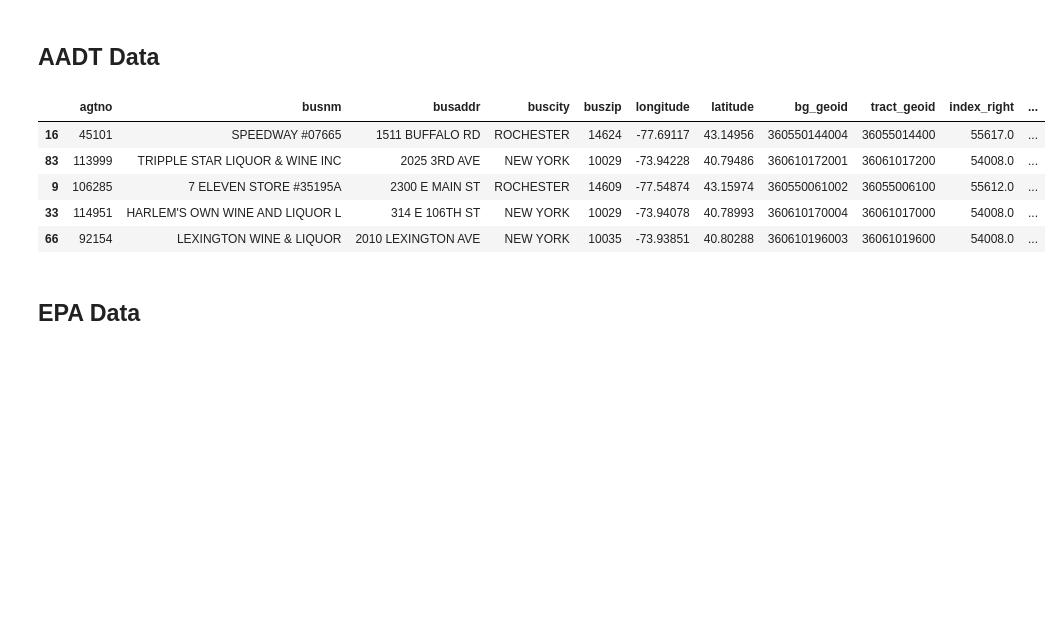
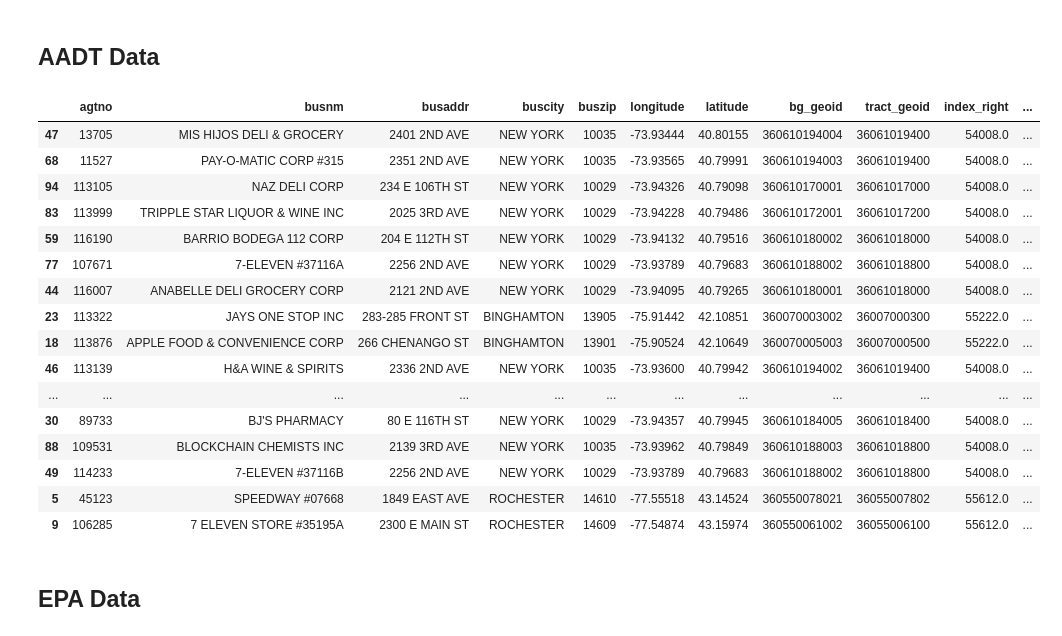
Before and after one commit to Ransommac13/mads_milestone_two, a Jupyter notebook: notebooks/variable_id.ipynb, the cells around one changed output. Saved outputs shown, nothing was run; the diff lists cells and outputs as text; code cells hidden in the pictures; blank space fills up the shorter version.

```diff
--- a/notebooks/variable_id.ipynb
+++ b/notebooks/variable_id.ipynb
@@ -103,20 +106,31 @@ wac_df.sample(2)
 # %% [markdown]
 ## AADT Data
 # %%
-aadt_file_path = Path(".").resolve().parent / "data/final/data_aadt_2025.parquet"
+aadt_file_path = Path(".").resolve().parent / "data/interim/external/merged_with_loc/data_aadt_2025.parquet"
 
 aadt_pq = pq.ParquetFile(aadt_file_path)
 aadt_first_100_rows = next(aadt_pq.iter_batches(batch_size=100))
 aadt_df = pa.Table.from_batches([aadt_first_100_rows]).to_pandas()
 # %%
-aadt_df.sample(5)
+aadt_df.sample(50)
 # %% [output]
 |  | agtno | busnm | busaddr | buscity | buszip | longitude | latitude | bg_geoid | tract_geoid | index_right | ... |
-| 16 | 45101 | SPEEDWAY #07665 | 1511 BUFFALO RD | ROCHESTER | 14624 | -77.69117 | 43.14956 | 360550144004 | 36055014400 | 55617.0 | ... |
+| 47 | 13705 | MIS HIJOS DELI & GROCERY | 2401 2ND AVE | NEW YORK | 10035 | -73.93444 | 40.80155 | 360610194004 | 36061019400 | 54008.0 | ... |
+| 68 | 11527 | PAY-O-MATIC CORP #315 | 2351 2ND AVE | NEW YORK | 10035 | -73.93565 | 40.79991 | 360610194003 | 36061019400 | 54008.0 | ... |
+| 94 | 113105 | NAZ DELI CORP | 234 E 106TH ST | NEW YORK | 10029 | -73.94326 | 40.79098 | 360610170001 | 36061017000 | 54008.0 | ... |
 | 83 | 113999 | TRIPPLE STAR LIQUOR & WINE INC | 2025 3RD AVE | NEW YORK | 10029 | -73.94228 | 40.79486 | 360610172001 | 36061017200 | 54008.0 | ... |
+| 59 | 116190 | BARRIO BODEGA 112 CORP | 204 E 112TH ST | NEW YORK | 10029 | -73.94132 | 40.79516 | 360610180002 | 36061018000 | 54008.0 | ... |
+| 77 | 107671 | 7-ELEVEN #37116A | 2256 2ND AVE | NEW YORK | 10029 | -73.93789 | 40.79683 | 360610188002 | 36061018800 | 54008.0 | ... |
+| 44 | 116007 | ANABELLE DELI GROCERY CORP | 2121 2ND AVE | NEW YORK | 10029 | -73.94095 | 40.79265 | 360610180001 | 36061018000 | 54008.0 | ... |
+| 23 | 113322 | JAYS ONE STOP INC | 283-285 FRONT ST | BINGHAMTON | 13905 | -75.91442 | 42.10851 | 360070003002 | 36007000300 | 55222.0 | ... |
+| 18 | 113876 | APPLE FOOD & CONVENIENCE CORP | 266 CHENANGO ST | BINGHAMTON | 13901 | -75.90524 | 42.10649 | 360070005003 | 36007000500 | 55222.0 | ... |
+| 46 | 113139 | H&A WINE & SPIRITS | 2336 2ND AVE | NEW YORK | 10035 | -73.93600 | 40.79942 | 360610194002 | 36061019400 | 54008.0 | ... |
+| ... | ... | ... | ... | ... | ... | ... | ... | ... | ... | ... | ... |
+| 30 | 89733 | BJ'S PHARMACY | 80 E 116TH ST | NEW YORK | 10029 | -73.94357 | 40.79945 | 360610184005 | 36061018400 | 54008.0 | ... |
+| 88 | 109531 | BLOCKCHAIN CHEMISTS INC | 2139 3RD AVE | NEW YORK | 10035 | -73.93962 | 40.79849 | 360610188003 | 36061018800 | 54008.0 | ... |
+| 49 | 114233 | 7-ELEVEN #37116B | 2256 2ND AVE | NEW YORK | 10029 | -73.93789 | 40.79683 | 360610188002 | 36061018800 | 54008.0 | ... |
+| 5 | 45123 | SPEEDWAY #07668 | 1849 EAST AVE | ROCHESTER | 14610 | -77.55518 | 43.14524 | 360550078021 | 36055007802 | 55612.0 | ... |
 | 9 | 106285 | 7 ELEVEN STORE #35195A | 2300 E MAIN ST | ROCHESTER | 14609 | -77.54874 | 43.15974 | 360550061002 | 36055006100 | 55612.0 | ... |
-| 33 | 114951 | HARLEM'S OWN WINE AND LIQUOR L | 314 E 106TH ST | NEW YORK | 10029 | -73.94078 | 40.78993 | 360610170004 | 36061017000 | 54008.0 | ... |
-| 66 | 92154 | LEXINGTON WINE & LIQUOR | 2010 LEXINGTON AVE | NEW YORK | 10035 | -73.93851 | 40.80288 | 360610196003 | 36061019600 | 54008.0 | ... |
 # %% [markdown]
 ## EPA Data
 # %%
```
Also changed, not shown: parts of 10 cells of this notebook, 11 other files.
